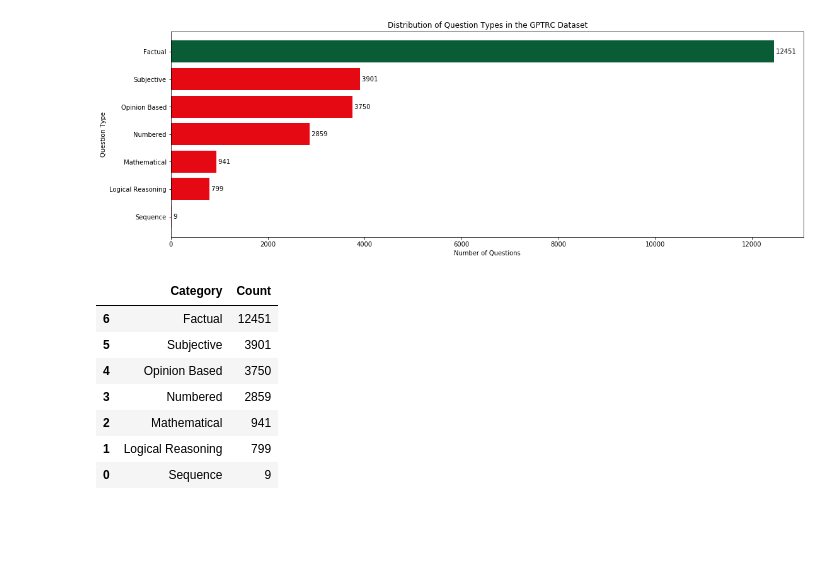
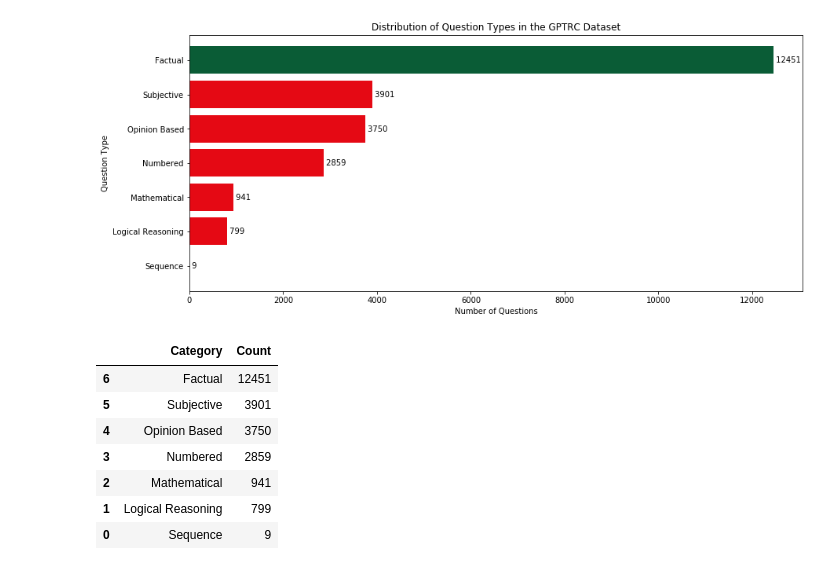
Before and after one commit to anilkumar0331/LLM-Behaviour-Pattern, a Jupyter notebook: LLM Hallucinations/graphs/graphs.ipynb, the cells around one changed output. Drawn from its saved outputs; the diff is of its cells as text; code cells hidden in the pictures; blank space fills up the shorter version.

Commit message:
Updated graphs

```diff
--- a/LLM Hallucinations/graphs/graphs.ipynb
+++ b/LLM Hallucinations/graphs/graphs.ipynb
@@ -4,35 +4,35 @@ import matplotlib.pyplot as plt
 # Categories and their corresponding counts
 categories = ['Numbered', 'Mathematical', 'Logical Reasoning', 'Opinion Based', 'Subjective', 'Sequence', 'Factual']
 counts = [2859, 941, 799, 3750, 3901, 9, 12451]
 
 # Sort categories and counts based on counts in descending order
 sorted_data = sorted(zip(categories, counts), key=lambda x: x[1], reverse=False)
 categories, counts = zip(*sorted_data)
 
 # Define colors for each bar
 colors = ['#E50914'] * len(categories)  # Default color for all bars
 factual_index = categories.index('Factual')
 colors[factual_index] = '#0A5C36'  # Change color for 'Factual' bar
 
 # Create the horizontal bar chart
-plt.figure(figsize=(18, 6))  # Optional: Adjust the figure size as needed
+plt.figure(figsize=(14, 6))  # Optional: Adjust the figure size as needed
 bars = plt.barh(categories, counts, color=colors)  # Use plt.barh() for horizontal bar chart
 
 # Adding titles and labels
 plt.title('Distribution of Question Types in the GPTRC Dataset')
 plt.xlabel('Number of Questions')
 plt.ylabel('Question Type')
 
 # Annotating each bar with its count value
 for bar in bars:
     plt.text(bar.get_width(), bar.get_y() + bar.get_height()/2,
              f' {int(bar.get_width())}',  # The space before the number is for padding
              va='center', ha='left')
 
 # Show the plot
 plt.show()
 # %% [output]
-[figure, old version]
+[figure, new version]
 # %%
 import pandas as pd
 
```
Also changed, not shown: 6 other files.
